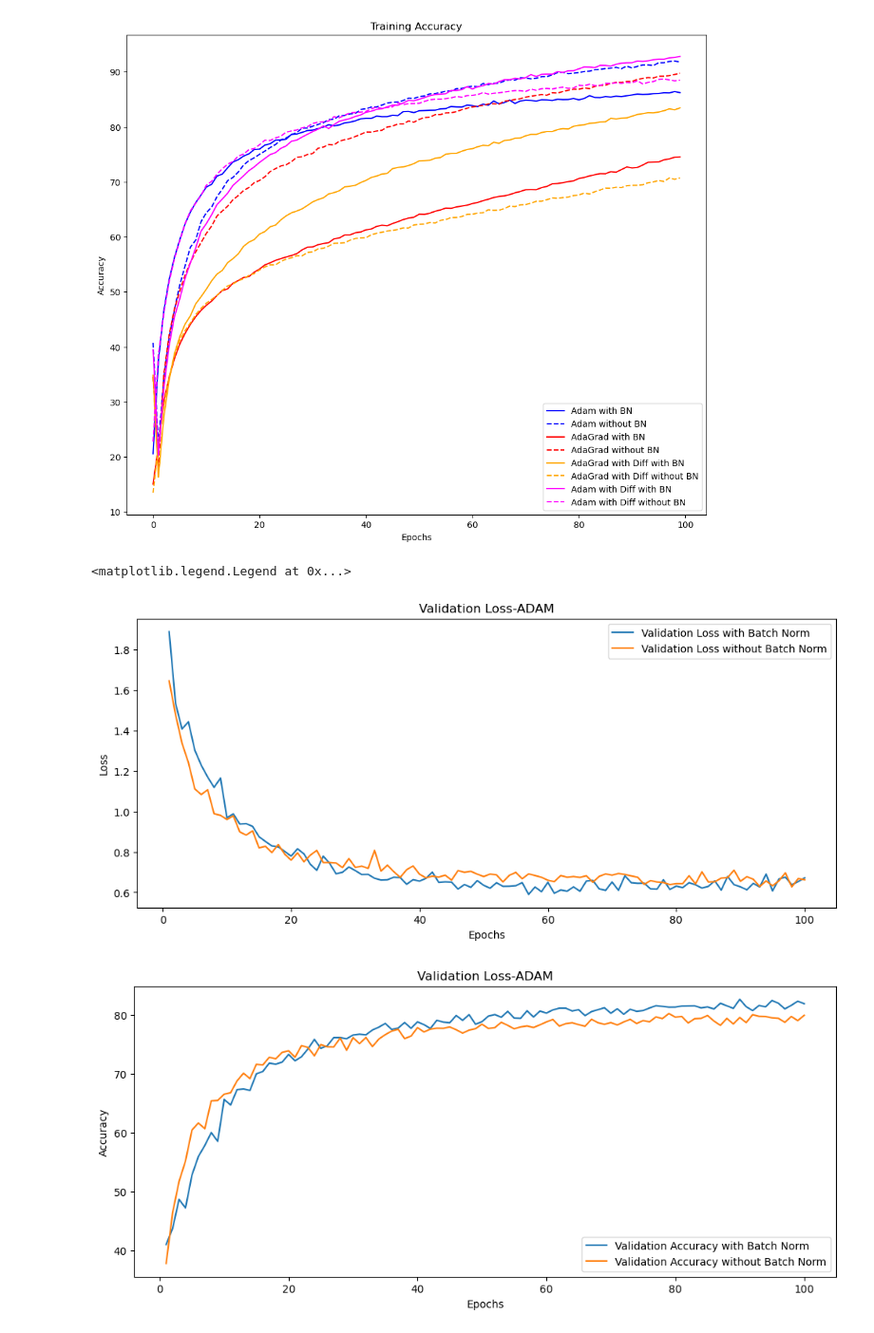
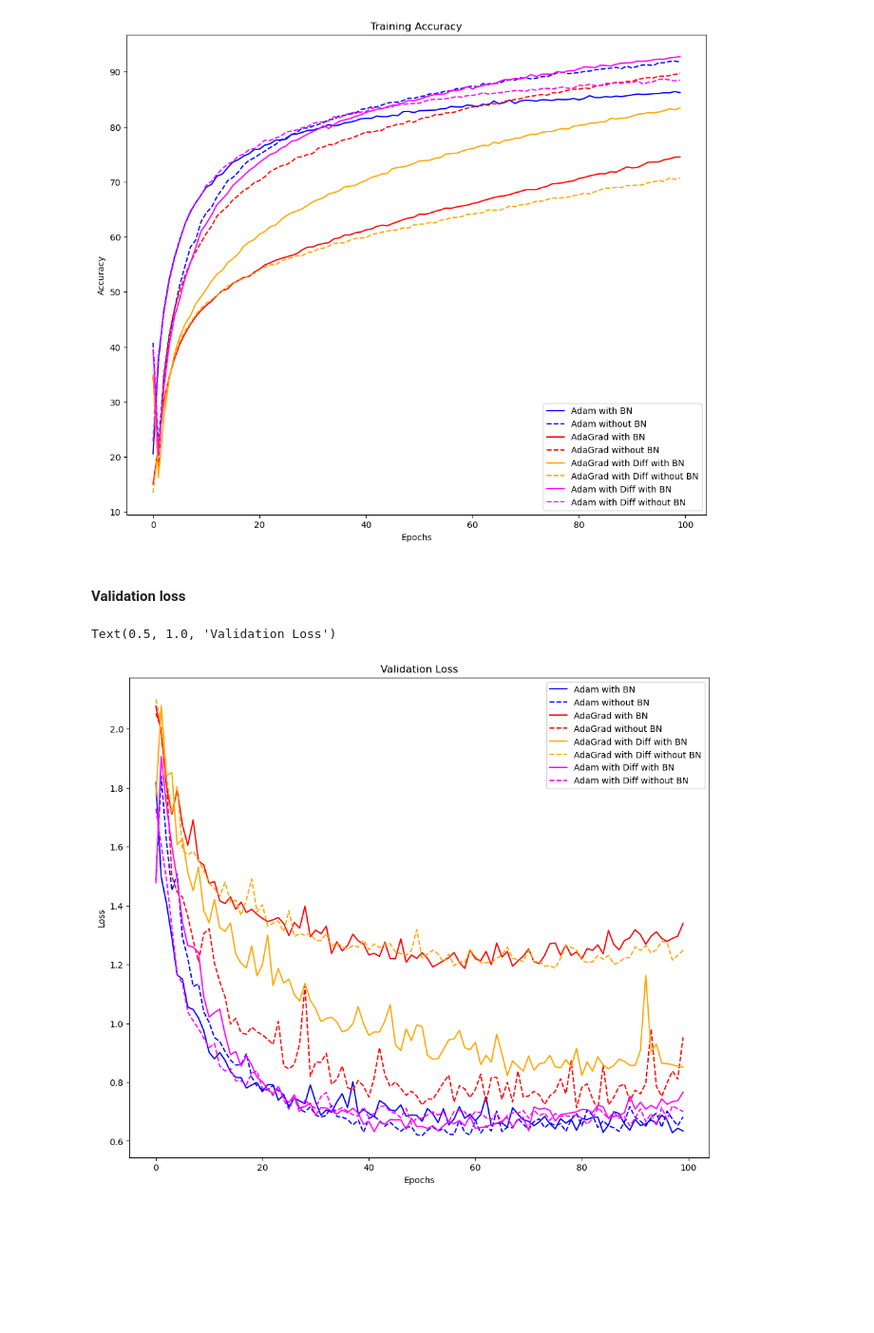
Before and after one commit to akansh12/OML-2024-AdaGrad-with-grad-difference, a Jupyter notebook: notebooks/CIFAR10-training.ipynb, the cells around one changed output. Shown at 95% size. Cells and saved outputs as stored; diff of their text form; code cells hidden in the pictures; blank space fills up the shorter version.

Commit message:
CIFAR_results_with_losses_numpy

```diff
--- a/notebooks/CIFAR10-training.ipynb
+++ b/notebooks/CIFAR10-training.ipynb
@@ -283,24 +300,34 @@ val_accuracies_no_bn = np.load('./src/results/resnet50_with_ADAM_without_batch_n
-# %%
-#plotting the results
-epochs = range(1, len(val_losses) + 1)
-plt.figure(figsize=(12, 5))
-plt.plot(epochs, val_losses, label='Validation Loss with Batch Norm')
-plt.plot(epochs, val_losses_no_bn, label='Validation Loss without Batch Norm')
-plt.xlabel('Epochs')
-plt.ylabel('Loss')
-plt.title('Validation Loss-ADAM')
-plt.legend()
-# %% [output]
-<matplotlib.legend.Legend at 0x...>
-[figure, removed]
-# %%
-plt.figure(figsize=(12, 5))
-plt.plot(epochs, val_accuracies, label='Validation Accuracy with Batch Norm')
-plt.plot(epochs, val_accuracies_no_bn, label='Validation Accuracy without Batch Norm')
-plt.xlabel('Epochs')
-plt.ylabel('Accuracy')
-plt.legend()
-plt.title('Validation Loss-ADAM')
-plt.show()
-# %% [output]
-[figure, removed]
+# %% [markdown]
+#### Validation loss
+# %%
+#Validation Losses
+val_loss_adam_w_bn = np.load("./results/resnet34_with_ADAM_custom_with_batch_norm_val_losses.npy")
+val_loss_adam_wo_bn = np.load("./results/resnet34_with_ADAM_custom_without_batch_norm_val_losses.npy")
+val_loss_ada_w_bn = np.load("./results/resnet34_with_AdaGrad_custom_with_batch_norm_val_losses.npy")
+val_loss_ada_wo_bn = np.load("./results/resnet34_with_AdaGrad_custom_without_batch_norm_val_losses.npy")
+
+val_loss_adagrad_w_diff_w_bn = np.load("./results/resnet34_with_AdaGradWithDiff_with_batch_norm_val_losses.npy")
+val_loss_adagrad_w_diff_wo_bn = np.load("./results/resnet34_with_AdaGradWithDiff_without_batch_norm_val_losses.npy")
+val_loss_adam_w_diff_w_bn = np.load("./results/resnet34_with_ADAMwithdiff_with_batch_norm_val_losses.npy")
+val_loss_adam_w_diff_wo_bn = np.load("./results/resnet34_with_ADAMwithdiff_without_batch_norm_val_losses.npy")
+# %%
+plt.figure(figsize=(12, 10))
+plt.plot(val_loss_adam_w_bn, label='Adam with BN', color=COLOR_adam)
+plt.plot(val_loss_adam_wo_bn, label='Adam without BN', color=COLOR_adam, linestyle='dashed')
+
+plt.plot(val_loss_ada_w_bn, label='AdaGrad with BN', color=COLOR_ada)
+plt.plot(val_loss_ada_wo_bn, label='AdaGrad without BN', color=COLOR_ada, linestyle='dashed')
+
+plt.plot(val_loss_adagrad_w_diff_w_bn, label='AdaGrad with Diff with BN', color=COLOR_adadiff)
+plt.plot(val_loss_adagrad_w_diff_wo_bn, label='AdaGrad with Diff without BN', color=COLOR_adadiff, linestyle='dashed')
+
+plt.plot(val_loss_adam_w_diff_w_bn, label='Adam with Diff with BN', color=COLOR_adamdiff)
+plt.plot(val_loss_adam_w_diff_wo_bn, label='Adam with Diff without BN', color=COLOR_adamdiff, linestyle='dashed')
+
+plt.xlabel('Epochs')
+plt.ylabel('Loss')
+plt.legend()
+plt.title('Validation Loss')
+# %% [output]
+Text(0.5, 1.0, 'Validation Loss')
+[figure, added]
```
Also changed, not shown: parts of 6 cells of this notebook, 37 other files.
